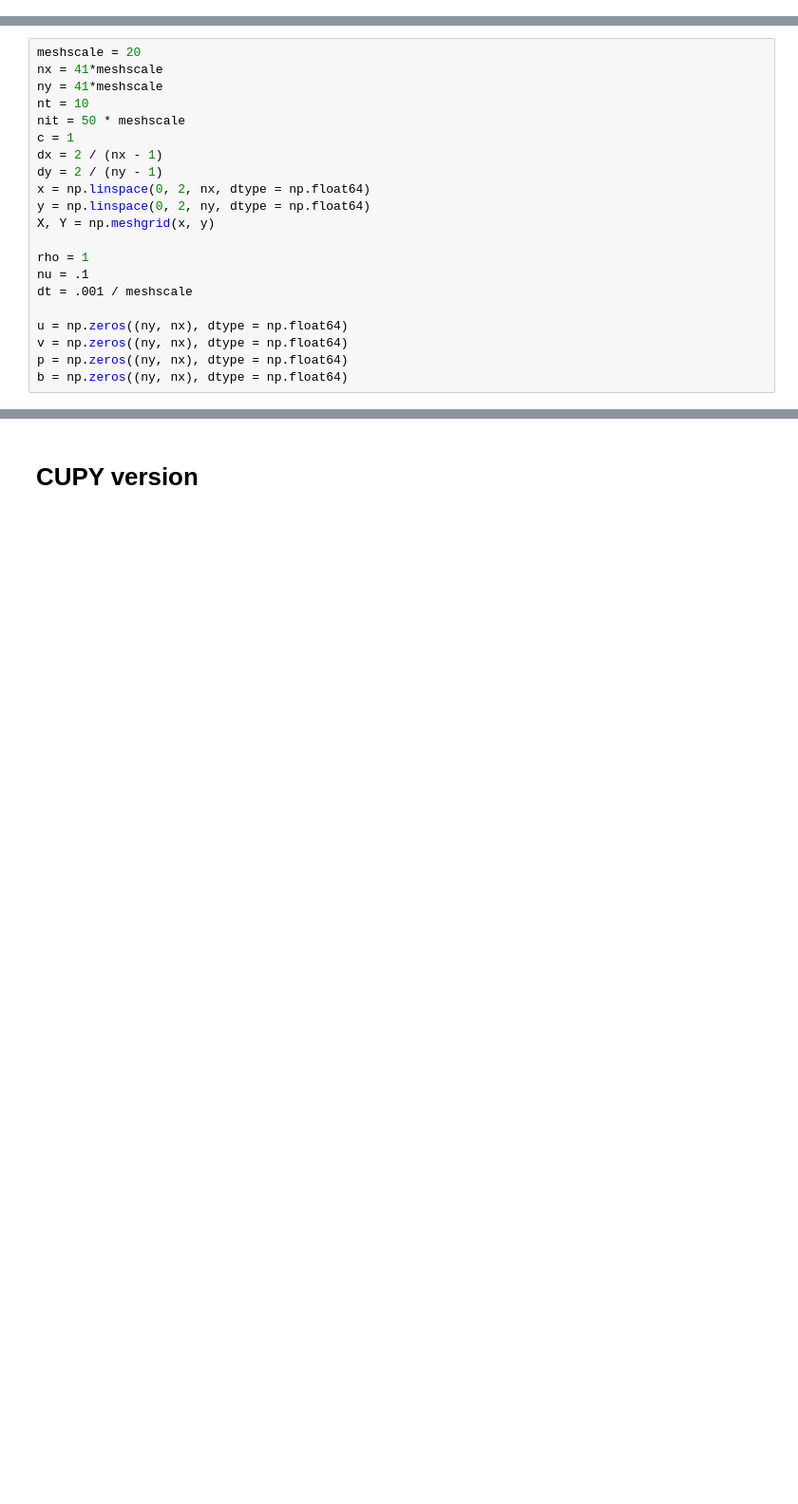
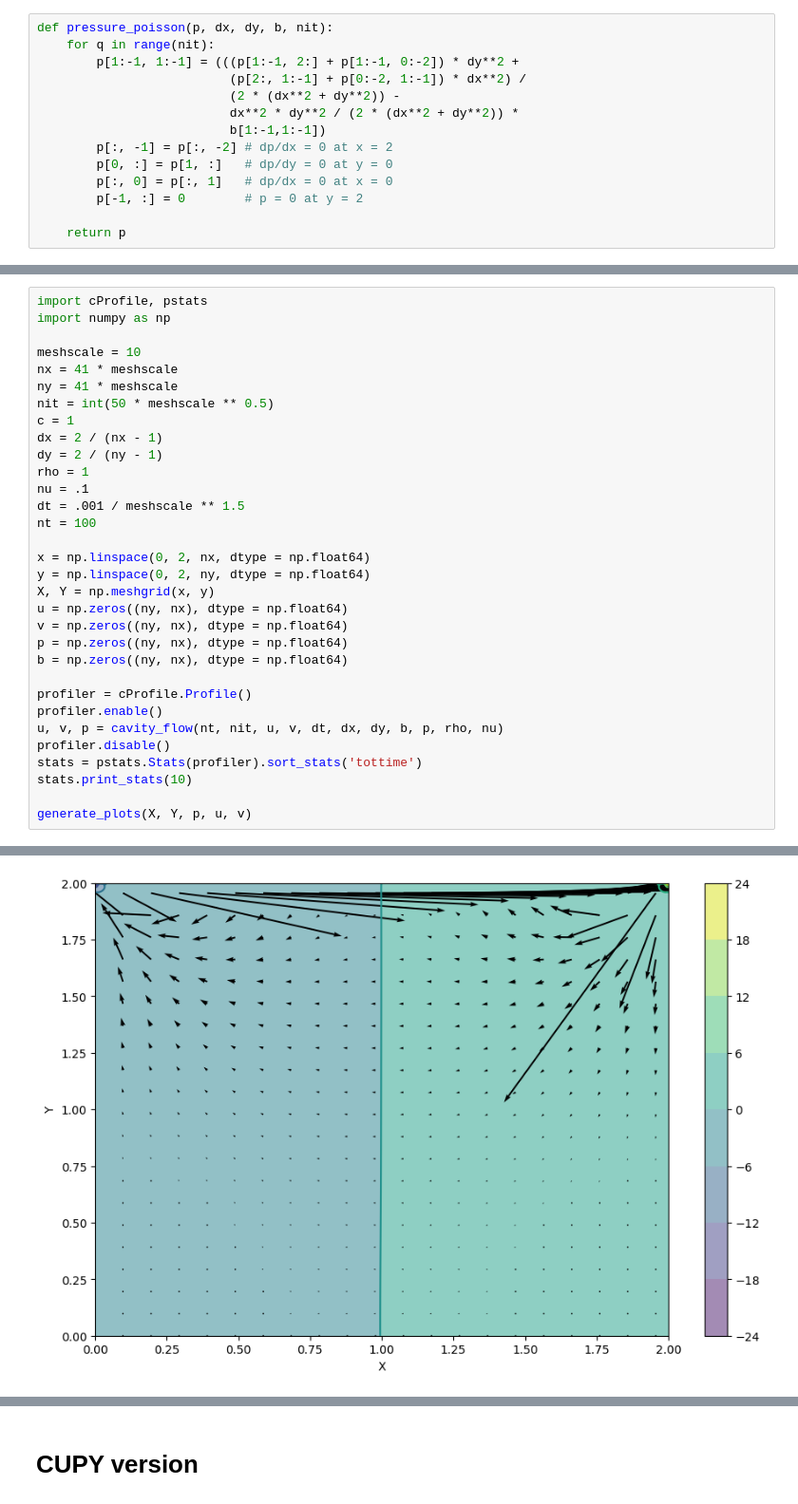
Before and after one commit to digital-nomad-cheng/HPC_Python, a Jupyter notebook: ns.ipynb, the cells around one changed output, grey strips where cells are left out. Shown: that part at 95% size. Drawn from its saved outputs; the diff is of its cells as text; blank space fills up the shorter version.

Commit message:
Tidy up + fix meshscale

```diff
--- a/ns.ipynb
+++ b/ns.ipynb
@@ -22,0 +18,14 @@ import pylab as p
+# %%
+def pressure_poisson(p, dx, dy, b, nit):
+    for q in range(nit):
+        p[1:-1, 1:-1] = (((p[1:-1, 2:] + p[1:-1, 0:-2]) * dy**2 +
+                          (p[2:, 1:-1] + p[0:-2, 1:-1]) * dx**2) /
+                          (2 * (dx**2 + dy**2)) -
+                          dx**2 * dy**2 / (2 * (dx**2 + dy**2)) *
+                          b[1:-1,1:-1])
+        p[:, -1] = p[:, -2] # dp/dx = 0 at x = 2
+        p[0, :] = p[1, :]   # dp/dy = 0 at y = 0
+        p[:, 0] = p[:, 1]   # dp/dx = 0 at x = 0
+        p[-1, :] = 0        # p = 0 at y = 2
+
+    return p
@@ -45,21 +140,33 @@ b = np.zeros((ny, nx))
 # %%
-meshscale = 20
-nx = 41*meshscale
-ny = 41*meshscale
-nt = 10
-nit = 50 * meshscale
+import cProfile, pstats
+import numpy as np
+
+meshscale = 10
+nx = 41 * meshscale
+ny = 41 * meshscale
+nit = int(50 * meshscale ** 0.5)
 c = 1
 dx = 2 / (nx - 1)
 dy = 2 / (ny - 1)
+rho = 1
+nu = .1
+dt = .001 / meshscale ** 1.5
+nt = 100
+
 x = np.linspace(0, 2, nx, dtype = np.float64)
 y = np.linspace(0, 2, ny, dtype = np.float64)
 X, Y = np.meshgrid(x, y)
-
-rho = 1
-nu = .1
-dt = .001 / meshscale
-
 u = np.zeros((ny, nx), dtype = np.float64)
 v = np.zeros((ny, nx), dtype = np.float64)
 p = np.zeros((ny, nx), dtype = np.float64)
 b = np.zeros((ny, nx), dtype = np.float64)
+
+profiler = cProfile.Profile()
+profiler.enable()
+u, v, p = cavity_flow(nt, nit, u, v, dt, dx, dy, b, p, rho, nu)
+profiler.disable()
+stats = pstats.Stats(profiler).sort_stats('tottime')
+stats.print_stats(10)
+
+generate_plots(X, Y, p, u, v)
+# %% [output]
@@ -65,0 +190 @@ b = np.zeros((ny, nx), dtype = np.float64)
+[figure, added]
```
Also changed, not shown: parts of 21 cells of this notebook.
